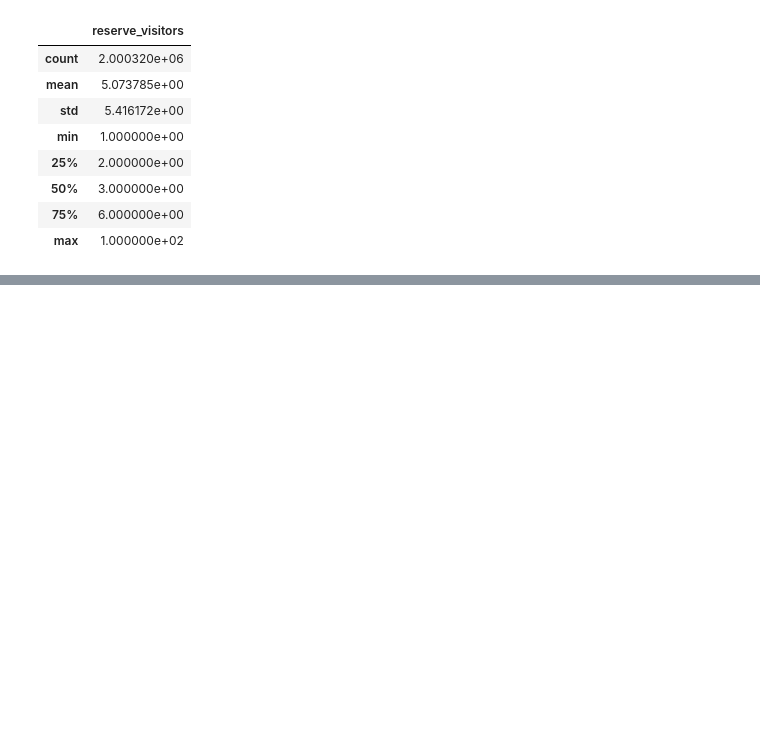
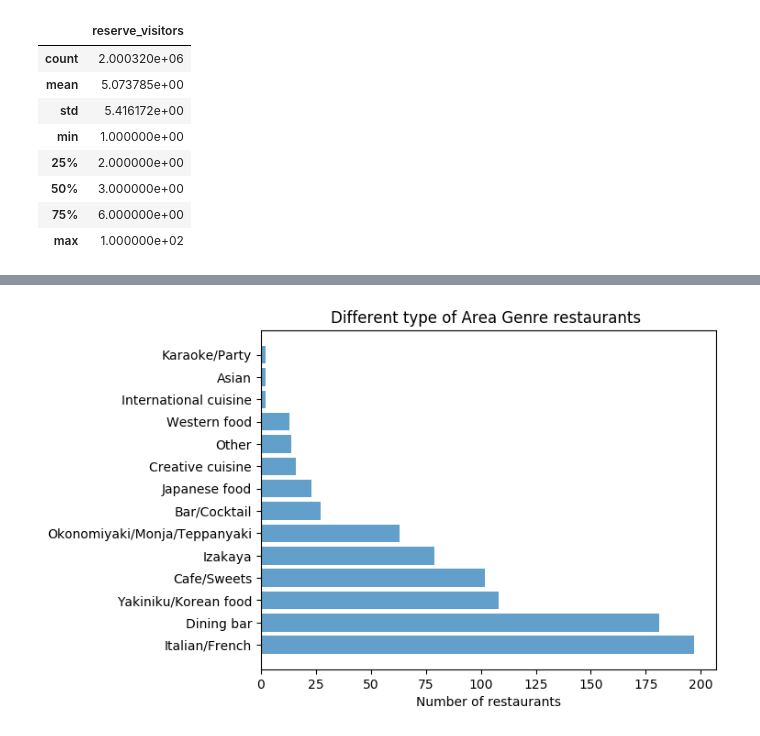
Before and after one commit to andyOR/Kaggle-Competitions, a Jupyter notebook: Recruit Restaurant Visitor Forecasting.ipynb, the cells around one changed output, grey strips where cells are left out. Drawn from its saved outputs; the diff is of its cells as text; code cells hidden in the pictures; blank space fills up the shorter version.

```diff
--- a/Recruit Restaurant Visitor Forecasting.ipynb
+++ b/Recruit Restaurant Visitor Forecasting.ipynb
@@ -101,0 +136,4 @@ memory usage: 61.0+ MB
+# %%
+air_str_data = pd.read_csv('air_store_info.csv')
+air_str_data.info()
+air_str_data.describe()
@@ -101,0 +198,17 @@ memory usage: 61.0+ MB
+# %%
+import matplotlib.pyplot as plt; plt.rcdefaults()
+import numpy as np
+import matplotlib.pyplot as plt
+
+objects = air_str_data['air_genre_name'].unique()
+y_pos = np.arange(len(objects))
+performance = air_str_data['air_genre_name'].value_counts()
+
+plt.barh(y_pos, performance, align='center', alpha=0.7)
+plt.yticks(y_pos, objects)
+plt.xlabel('Number of restaurants')
+plt.title('Different type of Area Genre restaurants ')
+
+plt.show()
+# %% [output]
+[figure, added]
```
Also changed, not shown: parts of 13 cells of this notebook.
